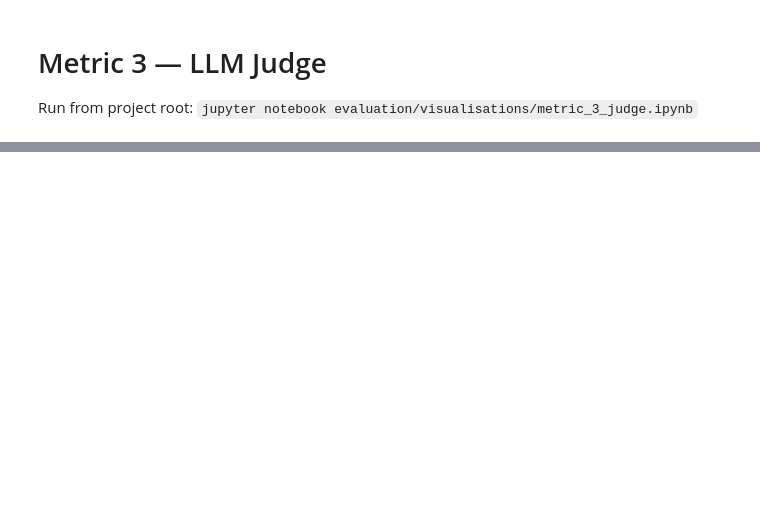
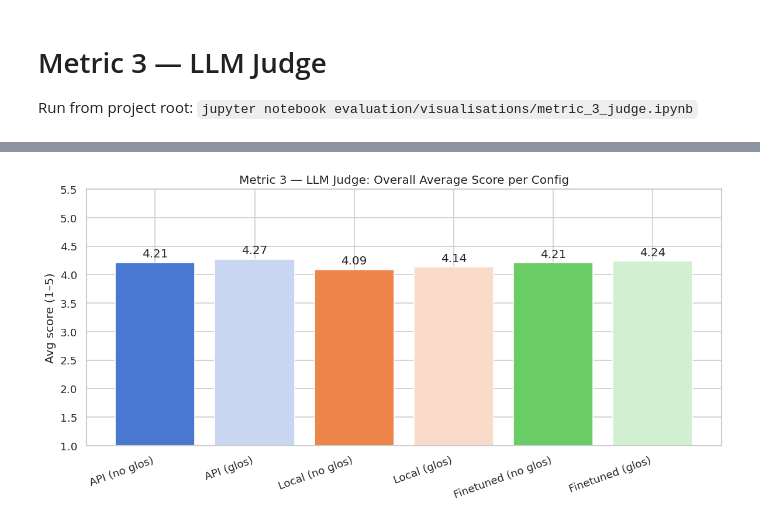
Before and after one commit to noNScop/math_translator, a Jupyter notebook: evaluation/visualisations/metric_3_judge.ipynb, the cells around one changed output, grey strips where cells are left out. Cells and saved outputs as stored; diff of their text form; code cells hidden in the pictures; blank space fills up the shorter version.

```diff
--- a/evaluation/visualisations/metric_3_judge.ipynb
+++ b/evaluation/visualisations/metric_3_judge.ipynb
@@ -54,17 +62,28 @@ df.head()
 # %%
 # --- Overall avg score per config (problem + solution combined) ---
 overall = df.groupby('config')['overall'].mean().reindex(CONFIGS)
 
+base_colors = sns.color_palette('muted', len(CONFIGS) // 2)
+def lighten(color, factor=0.7):
+    r, g, b = color
+    return (r + (1 - r) * factor, g + (1 - g) * factor, b + (1 - b) * factor)
+
+bar_colors = []
+for i, c in enumerate(CONFIGS):
+    base = base_colors[i // 2]
+    bar_colors.append(lighten(base) if 'glos' in c and 'no_glos' not in c else base)
+
 fig, ax = plt.subplots(figsize=(10, 5))
-bars = ax.bar([LABELS[c] for c in CONFIGS], overall.values,
-              color=sns.color_palette('muted', len(CONFIGS)))
+bars = ax.bar([LABELS[c] for c in CONFIGS], overall.values, color=bar_colors)
 ax.bar_label(bars, fmt='%.2f', padding=3)
 ax.set_ylim(1, 5.5)
 ax.set_ylabel('Avg score (1–5)')
 ax.set_title('Metric 3 — LLM Judge: Overall Average Score per Config')
 plt.xticks(rotation=20, ha='right')
 plt.tight_layout()
 plt.show()
+# %% [output]
+[figure, added]
 # %%
 # --- Grouped bar: avg per criterion per config ---
 crit_avgs = df.groupby('config')[CRITERIA].mean().reindex(CONFIGS)
```
Also changed, not shown: parts of 11 cells of this notebook, 2 other files.
